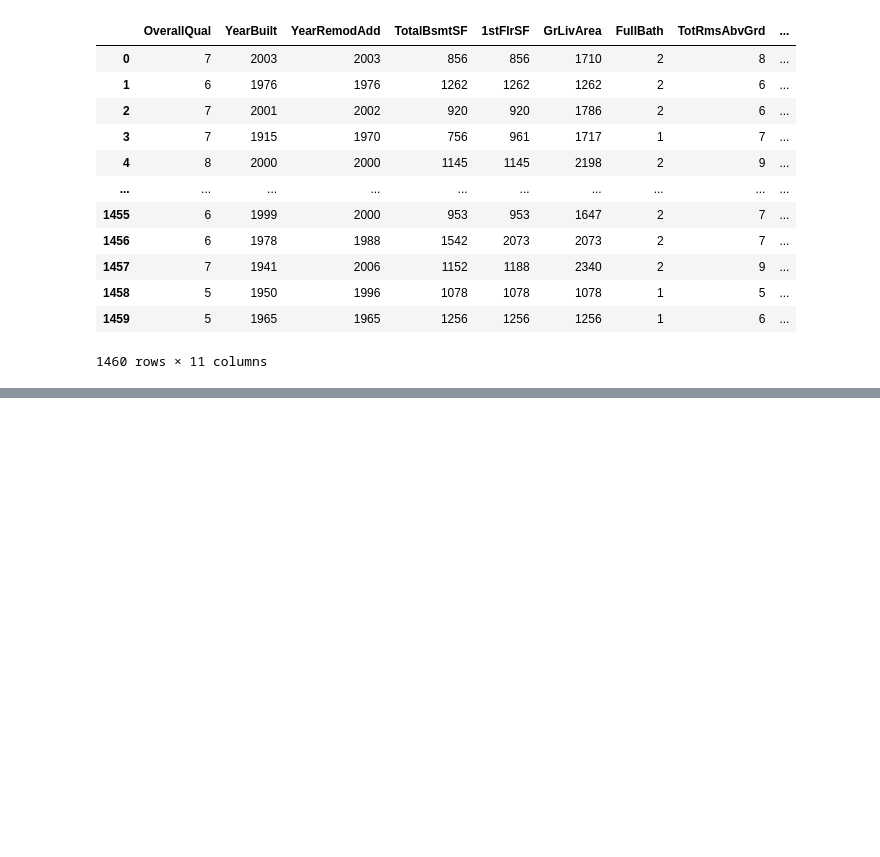
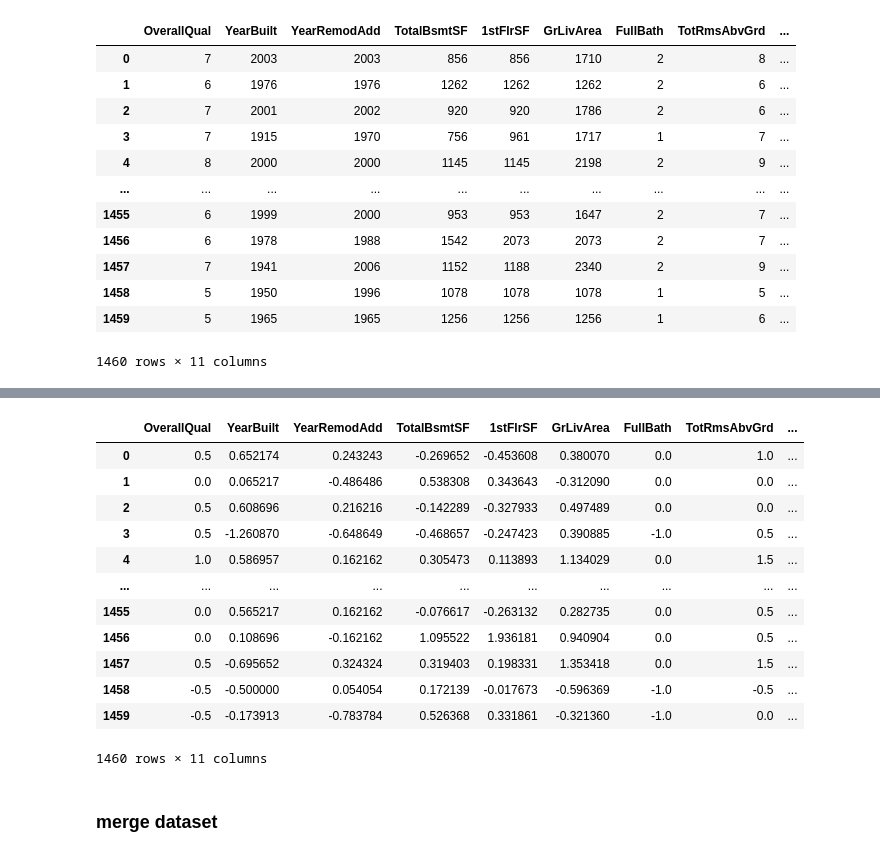
Before and after one commit to MrBinit/Advanced_california_housing_regression, a Jupyter notebook: development.ipynb, the cells around one changed output, grey strips where cells are left out. Cells and saved outputs as stored; diff of their text form; code cells hidden in the pictures; blank space fills up the shorter version.

```diff
--- a/development.ipynb
+++ b/development.ipynb
@@ -569,0 +577,23 @@ default_num_pipeline = make
+# %%
+from sklearn.preprocessing import RobustScaler
+scaler = RobustScaler()
+x_scaled = scaler.fit_transform(df_numerical_selected)
+df_transform_robust = pd.DataFrame(x_scaled, columns= df_numerical_selected.columns)
+# %%
+df_transform_robust
+# %% [output]
+|  | OverallQual | YearBuilt | YearRemodAdd | TotalBsmtSF | 1stFlrSF | GrLivArea | FullBath | TotRmsAbvGrd | ... |
+| 0 | 0.5 | 0.652174 | 0.243243 | -0.269652 | -0.453608 | 0.380070 | 0.0 | 1.0 | ... |
+| 1 | 0.0 | 0.065217 | -0.486486 | 0.538308 | 0.343643 | -0.312090 | 0.0 | 0.0 | ... |
+| 2 | 0.5 | 0.608696 | 0.216216 | -0.142289 | -0.327933 | 0.497489 | 0.0 | 0.0 | ... |
+| 3 | 0.5 | -1.260870 | -0.648649 | -0.468657 | -0.247423 | 0.390885 | -1.0 | 0.5 | ... |
+| 4 | 1.0 | 0.586957 | 0.162162 | 0.305473 | 0.113893 | 1.134029 | 0.0 | 1.5 | ... |
+| ... | ... | ... | ... | ... | ... | ... | ... | ... | ... |
+| 1455 | 0.0 | 0.565217 | 0.162162 | -0.076617 | -0.263132 | 0.282735 | 0.0 | 0.5 | ... |
+| 1456 | 0.0 | 0.108696 | -0.162162 | 1.095522 | 1.936181 | 0.940904 | 0.0 | 0.5 | ... |
+| 1457 | 0.5 | -0.695652 | 0.324324 | 0.319403 | 0.198331 | 1.353418 | 0.0 | 1.5 | ... |
+| 1458 | -0.5 | -0.500000 | 0.054054 | 0.172139 | -0.017673 | -0.596369 | -1.0 | -0.5 | ... |
+| 1459 | -0.5 | -0.173913 | -0.783784 | 0.526368 | 0.331861 | -0.321360 | -1.0 | 0.0 | ... |
+1460 rows × 11 columns
+# %% [markdown]
+### merge dataset
```
Also changed, not shown: parts of 12 cells of this notebook, 2 other files.
